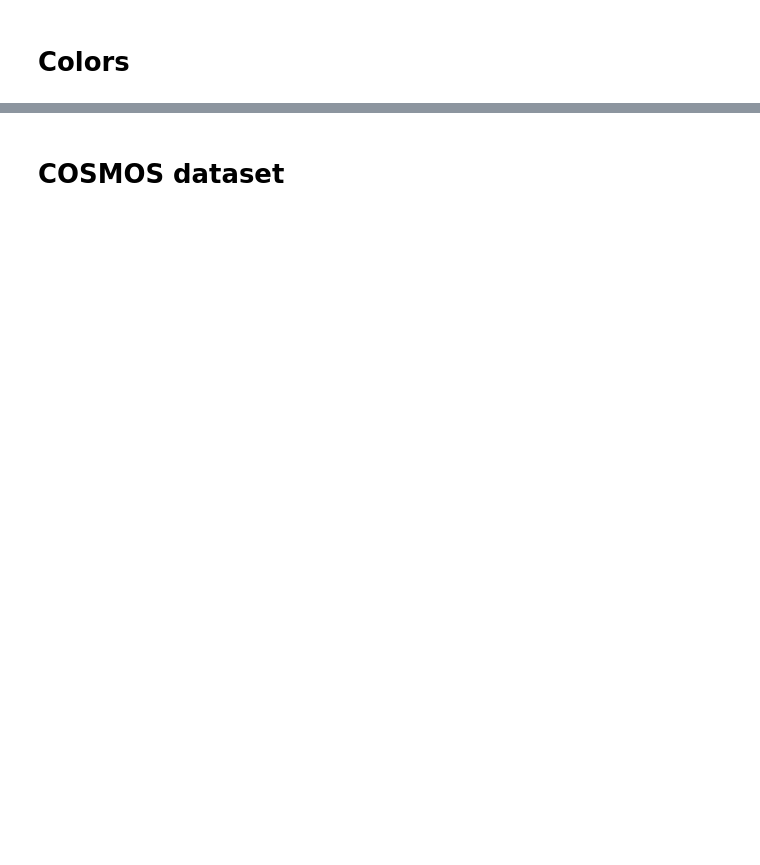
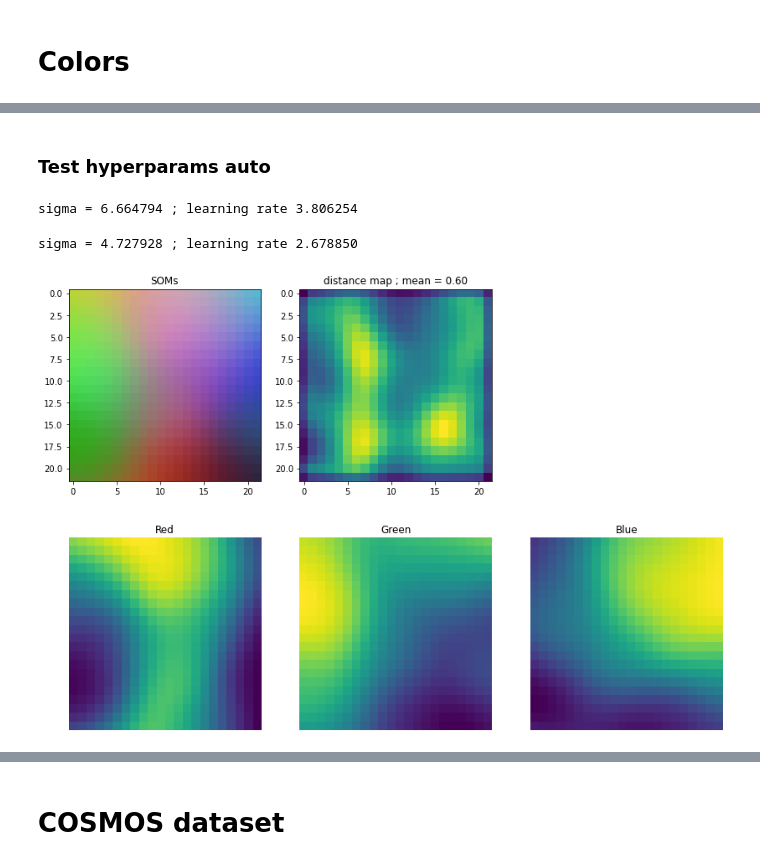
Before and after one commit to Oliv2398/SOMs-in-astrophysics, a Jupyter notebook: SOMs_colors.ipynb, the cells around one changed output, grey strips where cells are left out. Cells and saved outputs as stored; diff of their text form; code cells hidden in the pictures; blank space fills up the shorter version.

```diff
--- a/SOMs_colors.ipynb
+++ b/SOMs_colors.ipynb
@@ -117,0 +155,78 @@ som_color(data_color, wts_color, color_names,True)
+# %% [markdown]
+### Test hyperparams auto
+# %%
+# finding the 2 parameters at the same time
+
+space = {'sig' : hp.uniform('sig', 0.001, som_x/2.01),
+         'learnR' :hp.uniform('learnR', 0.001, 4)}
+
+def som_fn(space):
+    sig = space['sig']
+    learnR = space['learnR']
+
+    val = MiniSom(x,y,
+                  data_color.shape[1],
+                  sig,
+                  learnR,
+                  ).quantization_error(data_color)
+
+    return {'loss': val, 'status': STATUS_OK}
+
+
+trials = Trials()
+best_params = fmin(
+    fn = som_fn,
+    space = space,
+    algo = tpe.suggest,
+    max_evals = 50,
+    trials = trials
+    )
+
+sigma = best_params['sig']
+learning_rate = best_params['learnR']
+
+print("sigma = %f ; learning rate %f \n" % (sigma, learning_rate))
+# %% [output]
+sigma = 6.664794 ; learning rate 3.806254
+# %%
+# finding sigma only
+
+learning_rate = 1
+
+best_sig = fmin(
+    fn = lambda sig : MiniSom(som_x,som_y,
+                              data_color.shape[1],
+                              sig,
+                              learning_rate
+                              ).quantization_error(data_color),
+    space = hp.uniform("sig", 2, x/2.01),
+    algo = tpe.suggest,
+    max_evals=100)
+
+sigma = best_sig["sig"]
+
+
+# finding learning rate only
+
+best_learnR = fmin(
+    fn = lambda learning_rate : MiniSom(x,y,
+                                    input_len,
+                                    sigma,
+                                    learning_rate
+                                    ).quantization_error(data_color),
+    space = hp.uniform("learnR", 0.5, 5),
+    algo = tpe.suggest,
+    max_evals=100)
+
+learning_rate = best_learnR["learnR"]
+
+#~~~~~~~~~~~~~~~
+print("sigma = %f ; learning rate %f \n" % (sigma, learning_rate))
+# %% [output]
+sigma = 4.727928 ; learning rate 2.678850
+# %%
+som, wts_color = train_som(x, y, input_len, sigma, learning_rate)
+
+som_color(data_color, wts_color, color_names) # sigma = 5.898, learning_rate = 1.187
+# %% [output]
+[figure, added]
```
Also changed, not shown: parts of 29 cells of this notebook.
